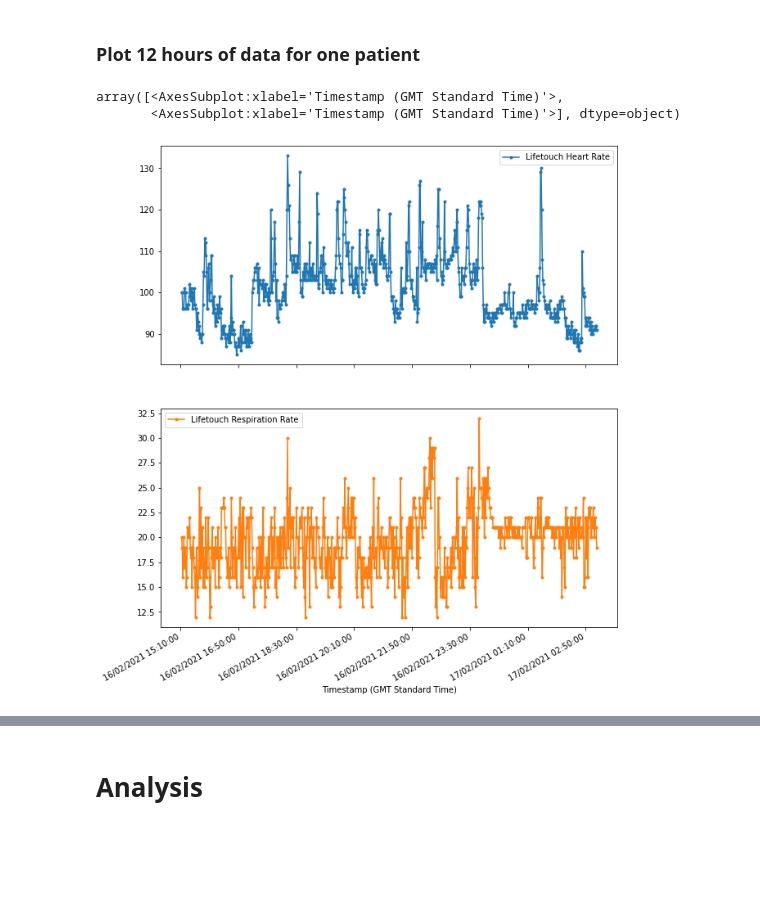
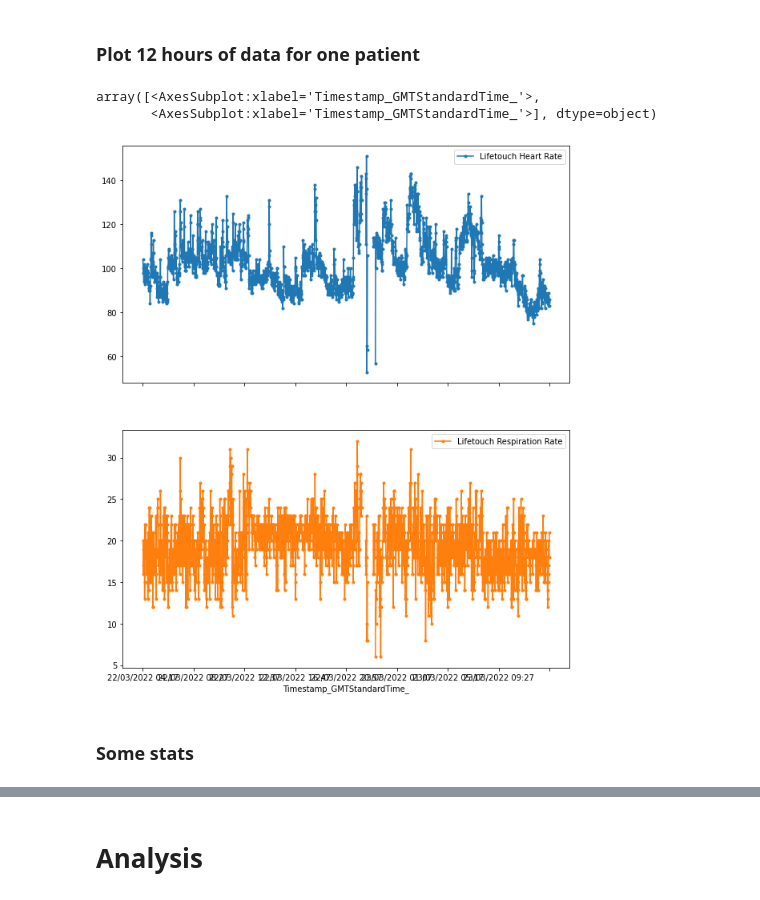
Before and after one commit to sara-es/outlier-detection-RECAP-data, a Jupyter notebook: Outlier detection RECAP data.ipynb, the cells around one changed output, grey strips where cells are left out. Drawn from its saved outputs; the diff is of its cells as text; code cells hidden in the pictures; blank space fills up the shorter version.

```diff
--- a/Outlier detection RECAP data.ipynb
+++ b/Outlier detection RECAP data.ipynb
@@ -113,3 +104,10 @@ dfs_raw[0].head(15)
+# %%
+# rename toy data columns to reflect real data, for code reusability
+
+for df in dfs_raw:
+    df.columns = ['Lifetouch Heart Rate', 'Lifetouch Respiration Rate',
+       'Lifetouch Patient Orientation', 'Lifetemp Temperature', 'Oximeter SpO2',
+       'Oximeter Pulse', 'Early Warning Score', 'Early Warning Max']
 # %% [markdown]
 ## How much non-NaN data do we have?
 # %%
@@ -345,12 +343,14 @@ for i in range(len(dfs)):
 # %%
 # starts at 0700, 12 hours should be 1900
 # by location 12*60 = 720
 # possible to interpolate idx 1 and 8 files
 # splines?
-dfs[8].iloc[:720].plot(subplots=True, style='.-', figsize=(10,12))
+dfs[8].iloc[:2000].plot(subplots=True, style='.-', figsize=(10,12))
 # %% [output]
-array([<AxesSubplot:xlabel='Timestamp (GMT Standard Time)'>,
-       <AxesSubplot:xlabel='Timestamp (GMT Standard Time)'>], dtype=object)
+array([<AxesSubplot:xlabel='Timestamp_GMTStandardTime_'>,
+       <AxesSubplot:xlabel='Timestamp_GMTStandardTime_'>], dtype=object)
-[figure, old version]
+[figure, new version]
 # %%
 # dfs[8]['LifetouchHeartRate'].plot(style='.-')
+# %% [markdown]
+### Some stats
```
Also changed, not shown: parts of 97 cells of this notebook.
